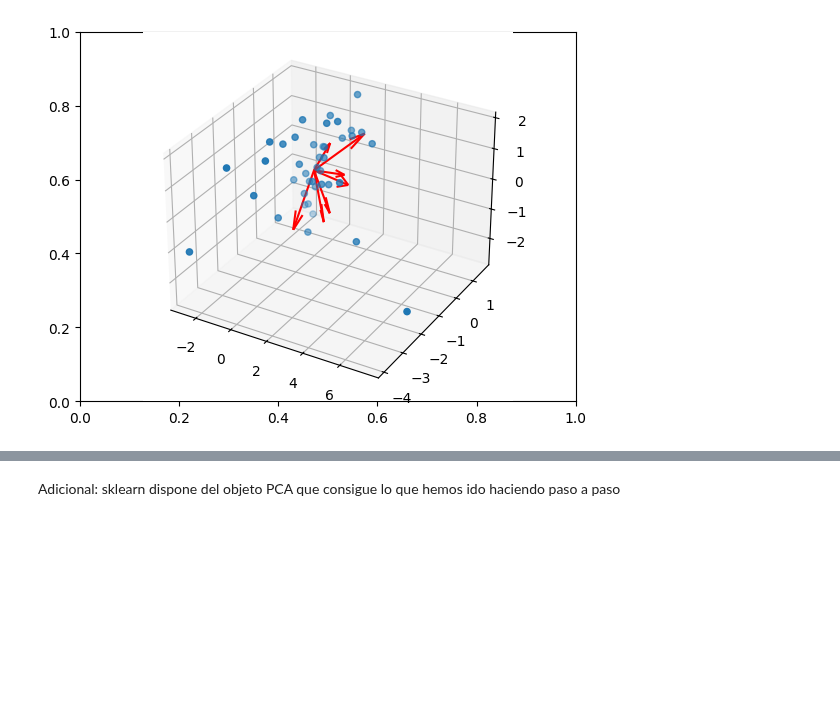
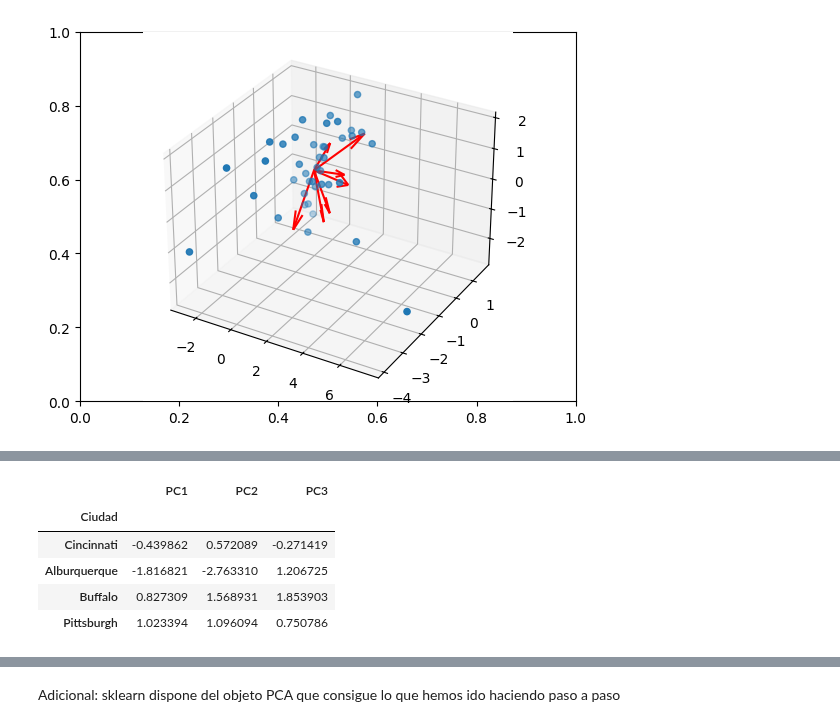
Before and after one commit to Alf-caput/P1_MineriaDeDatos, a Jupyter notebook: P3_ReduccionDimensionalidad/P3_ReduccionDimensionalidad.ipynb, the cells around one changed output, grey strips where cells are left out. Saved outputs shown, nothing was run; the diff lists cells and outputs as text; code cells hidden in the pictures; blank space fills up the shorter version.

```diff
--- a/P3_ReduccionDimensionalidad/P3_ReduccionDimensionalidad.ipynb
+++ b/P3_ReduccionDimensionalidad/P3_ReduccionDimensionalidad.ipynb
@@ -445,0 +444,9 @@ for i, variable in enumerate(df_std.columns):
+# %%
+city_sample_pca
+# %% [output]
+|  | PC1 | PC2 | PC3 |
+| Ciudad |  |  |  |
+| Cincinnati | -0.439862 | 0.572089 | -0.271419 |
+| Alburquerque | -1.816821 | -2.763310 | 1.206725 |
+| Buffalo | 0.827309 | 1.568931 | 1.853903 |
+| Pittsburgh | 1.023394 | 1.096094 | 0.750786 |
```
Also changed, not shown: parts of 7 cells of this notebook.
